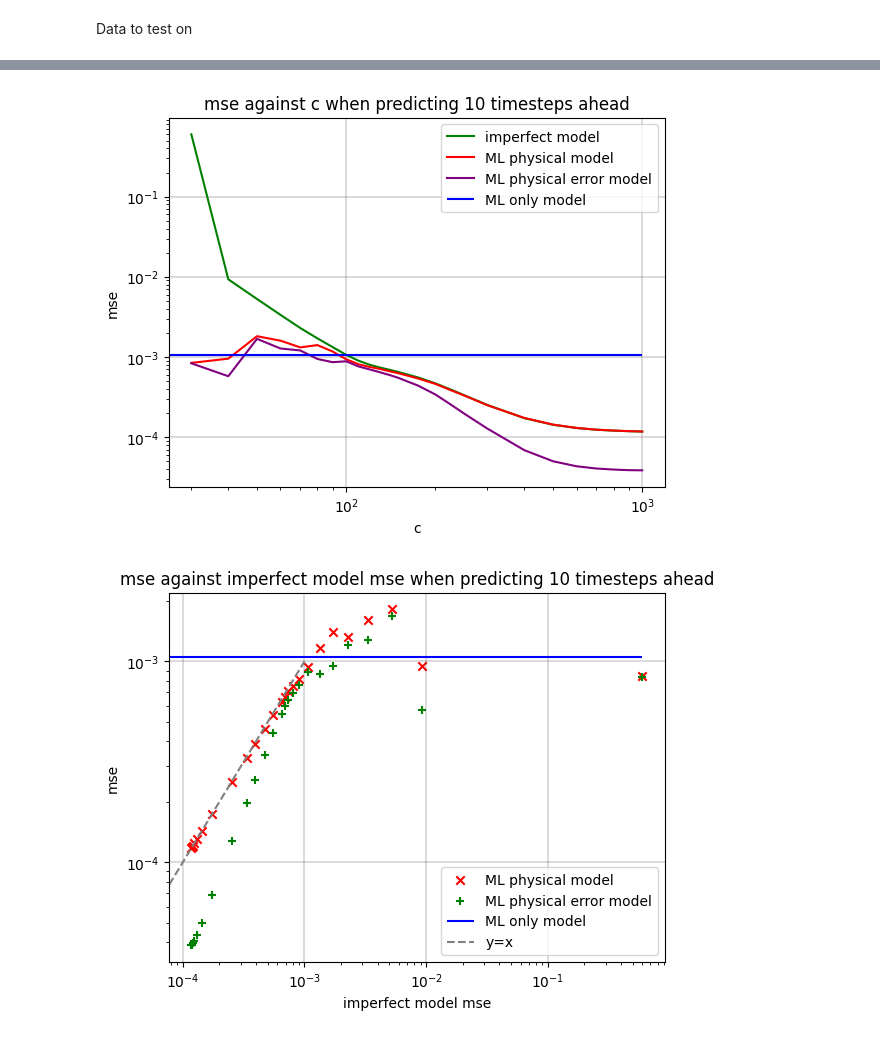
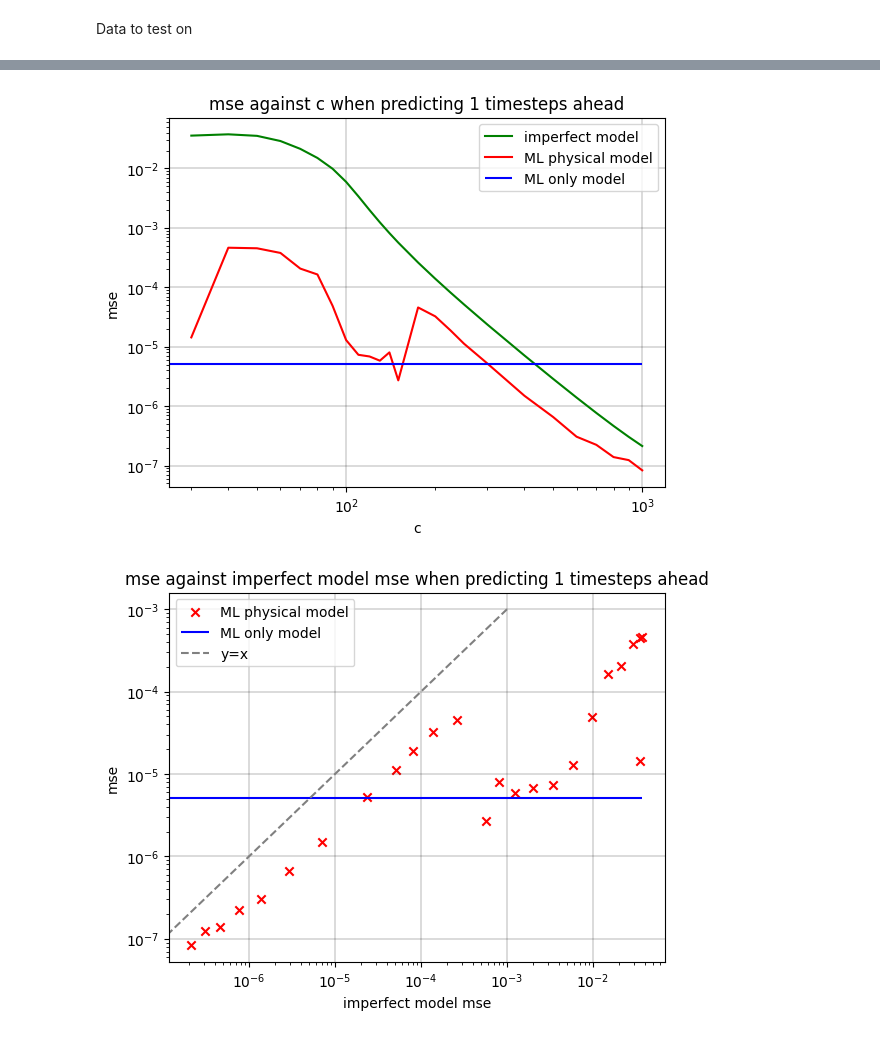
Before and after one commit to arianna-cox/chaotic-systems-ml, a Jupyter notebook: compare_models_corrected.ipynb, the cells around one changed output, grey strips where cells are left out. Drawn from its saved outputs; the diff is of its cells as text; code cells hidden in the pictures.

```diff
--- a/compare_models_corrected.ipynb
+++ b/compare_models_corrected.ipynb
@@ -14,11 +17,11 @@ def mse_function(answer, prediction):
 Data to test on
 # %%
 # Variables relating to the data you want to load
-system = 'Lorentz'
+system = 'Moore'
 x_transformation_type = 0
 number_of_data_points = 10000
 length_of_subsequence = 20
-number_timesteps_predict = 10
+number_timesteps_predict = 1
 # %%
 MLonly_name = f"{system}_{number_of_data_points}_{length_of_subsequence}_{number_timesteps_predict}"
 MLonly_filepath = f'saved_models/{system}/timesteps_{number_timesteps_predict}/MLonly_{MLonly_name}.keras'
@@ -47,6 +29,6 @@ Your kernel may have been built without NUMA support.
 # %%
 c_array = [30,40,50,60,70,80,90,100,110,120,130,140,150,175,200,225,250,275,300,400,500,600,700,800,900,1000]
-c_array = [30]
+# c_array = [30]
 
 name = f"{system}_{number_of_data_points}"
 # train_filename = f'data_dictionaries/data_{name}.npy'
@@ -59,9 +41,9 @@ test_observations = test_data_dictionary["observations"]
 # Load the mse dictionary
 mse_dictionary_savename = f"{system}_{number_of_data_points}_{length_of_subsequence}_{number_timesteps_predict}"
 mse_dictionary_filename = f'saved_models/{system}/timesteps_{number_timesteps_predict}/mse_dictionary_{mse_dictionary_savename}.npy'
-mse_dictionary = np.load(mse_dictionary_filename , allow_pickle = True).item()
+# mse_dictionary = np.load(mse_dictionary_filename , allow_pickle = True).item()
 
-# mse_dictionary = {}
+mse_dictionary = {}
 if f'x_transformation_{x_transformation_type}' not in mse_dictionary:
     mse_dictionary[f'x_transformation_{x_transformation_type}'] = {}
     mse_dictionary[f'x_transformation_{x_transformation_type}']['mse_imperfect_predictions'] = {}
@@ -73,9 +55,9 @@ for i, c in enumerate(c_array):
     test_predictions = test_data_dictionary[f'timesteps_{number_timesteps_predict}'][f'x_transformation_{x_transformation_type}'][c]
 
     # Calculate the mean squared error between the true observation and the imperfect model's prediction
-    # finalmse = mse_function(test_observations[number_timesteps_predict:,:], test_predictions[:-number_timesteps_predict,:])
-    # print(f"mse of imperfect predictions = {finalmse}")
-    # mse_dictionary[f'x_transformation_{x_transformation_type}']['mse_imperfect_predictions'][c] = finalmse
+    finalmse = mse_function(test_observations[number_timesteps_predict:,:], test_predictions[:-number_timesteps_predict,:])
+    print(f"mse of imperfect predictions = {finalmse}")
+    mse_dictionary[f'x_transformation_{x_transformation_type}']['mse_imperfect_predictions'][c] = finalmse
 
     if c != np.inf:
         # Load the observations
@@ -95,18 +77,18 @@ for i, c in enumerate(c_array):
 
         # Physical ML model
         save_name = f"{system}{x_transformation_type}_c{str(c).replace('.', '')}_{number_of_data_points}_{length_of_subsequence}_{number_timesteps_predict}"
-        # save_filepath = f'saved_models/{system}/timesteps_{number_timesteps_predict}/x_transformation_{x_transformation_type}/physical_{save_name}.keras'
-        # loaded_model = keras.models.load_model(save_filepath)
-        # loss_physical = loaded_model.evaluate(x = test_X, y = test_answer)
-        # print(f"loss physical = {loss_physical}")
-        # mse_dictionary[f'x_transformation_{x_transformation_type}']['physical_loss'][c] = loss_physical
+        save_filepath = f'saved_models/{system}/timesteps_{number_timesteps_predict}/x_transformation_{x_transformation_type}/physical_{save_name}.keras'
+        loaded_model = keras.models.load_model(save_filepath)
+        loss_physical = loaded_model.evaluate(x = test_X, y = test_answer)
+        print(f"loss physical = {loss_physical}")
+        mse_dictionary[f'x_transformation_{x_transformation_type}']['physical_loss'][c] = loss_physical
 
         # Physical error ML model
-        save_filepath = f'saved_models/{system}/timesteps_{number_timesteps_predict}/x_transformation_{x_transformation_type}/physical_error_{save_name}.keras'
-        loaded_model = keras.models.load_model(save_filepath)
-        loss_physical_error = loaded_model.evaluate(x = test_X, y = test_answer - test_X['input_pred'])
-        print(f"loss physical error = {loss_physical_error}")
-        mse_dictionary[f'x_transformation_{x_transformation_type}']['physical_error_loss'][c] = loss_physical_error
+        # save_filepath = f'saved_models/{system}/timesteps_{number_timesteps_predict}/x_transformation_{x_transformation_type}/physical_error_{save_name}.keras'
+        # loaded_model = keras.models.load_model(save_filepath)
+        # loss_physical_error = loaded_model.evaluate(x = test_X, y = test_answer - test_X['input_pred'])
+        # print(f"loss physical error = {loss_physical_error}")
+        # mse_dictionary[f'x_transformation_{x_transformation_type}']['physical_error_loss'][c] = loss_physical_error
 
 MLonly_loss = MLonly_model.evaluate(x = test_X['input_ob'], y = test_answer)
 print(f'ML only loss = {MLonly_loss}')
@@ -136,40 +129,40 @@ MLonly_loss = mse_dictionary['MLonly_loss']
 for i, c in enumerate(c_array):
     finalmse[i] = mse_dictionary[f'x_transformation_{x_transformation_type}']['mse_imperfect_predictions'][c]
     loss_physical[i] = mse_dictionary[f'x_transformation_{x_transformation_type}']['physical_loss'][c]
-    loss_physical_error[i] = mse_dictionary[f'x_transformation_{x_transformation_type}']['physical_error_loss'][c]
+    # loss_physical_error[i] = mse_dictionary[f'x_transformation_{x_transformation_type}']['physical_error_loss'][c]
 
 plt.plot(c_array,finalmse,'-', label = 'imperfect model', color = 'g', )
 plt.plot(c_array, loss_physical, '-', label = 'ML physical model', color = 'r')
-plt.plot(c_array, loss_physical_error, '-', label = 'ML physical error model', color = 'purple')
+# plt.plot(c_array, loss_physical_error, '-', label = 'ML physical error model', color = 'purple')
 plt.hlines(MLonly_loss, 0,1000, label = 'ML only model', color = 'b')
 # plt.hlines(mse_perfect_model_prediction, 0,1000, linestyle = '-.', label = 'perfect model', color = 'b')
 # plt.hlines(3*10**(-8), 0,1000, linestyle = '--', label = 'noise', color = 'grey')
 plt.xscale('log')
 plt.yscale('log')
 plt.xlabel('c')
 plt.ylabel('mse')
 plt.grid(which='major', color='black', linestyle='-', linewidth = 0.2)
 # plt.grid(which='minor', color='grey', linestyle='-')
 plt.legend()
 plt.title(f'mse against c when predicting {number_timesteps_predict} timesteps ahead')
 plt.savefig(f'mse_vs_c_timesteps{number_timesteps_predict}_{name}_corrected')
 plt.show()
 
 plt.scatter(finalmse, loss_physical, marker = 'x', label = 'ML physical model', color = 'r')
-plt.scatter(finalmse, loss_physical_error, marker='+', label = 'ML physical error model', color = 'g')
+# plt.scatter(finalmse, loss_physical_error, marker='+', label = 'ML physical error model', color = 'g')
 plt.hlines(MLonly_loss, 0, np.amax(finalmse), label = 'ML only model', color = 'b')
 # plt.hlines(mse_perfect_model_prediction, 0,10**(-3), linestyle = '-.', label = 'perfect model', color = 'b')
 # plt.hlines(3*10**(-8), 0,1, linestyle = '-.', label = 'perfect model', color = 'b')
 plt.plot([0,10**(-3)], [0,10**(-3)], '--', label = 'y=x', color = 'grey')
 plt.xscale('log')
 plt.yscale('log')
 plt.xlabel('imperfect model mse')
 plt.ylabel('mse')
 plt.grid(which='major', color='black', linestyle='-', linewidth = 0.2)
 # plt.grid(which='minor', color='grey', linestyle='-')
 plt.legend()
 plt.title(f'mse against imperfect model mse when predicting {number_timesteps_predict} timesteps ahead')
 plt.savefig(f'mse_vs_mse_timesteps{number_timesteps_predict}_{name}_corrected')
 # %% [output]
-[figure, old version]
+[figure, new version]
-[figure, old version]
+[figure, new version]
```
Also changed, not shown: parts of 3 cells of this notebook, 50 other files.
